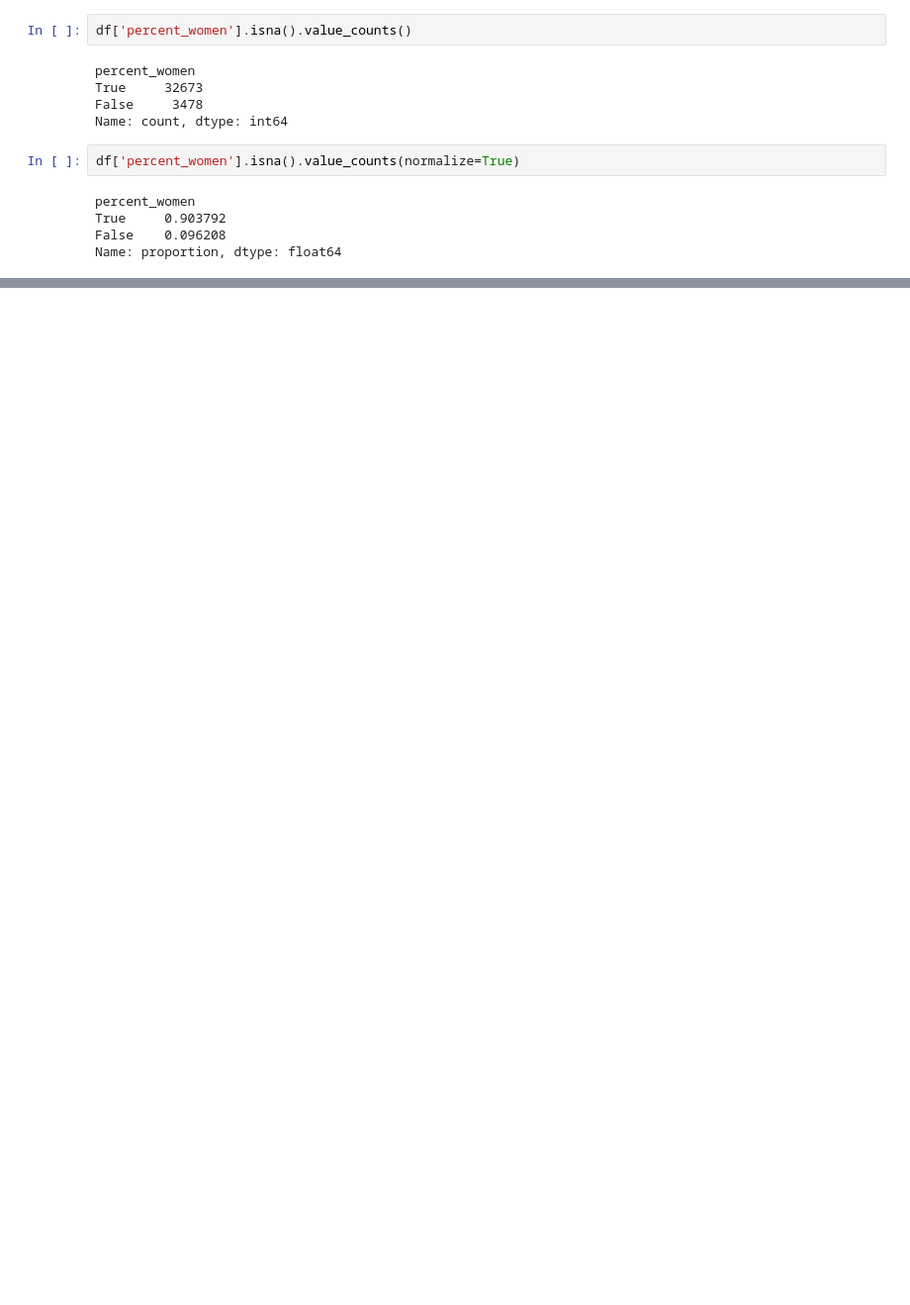
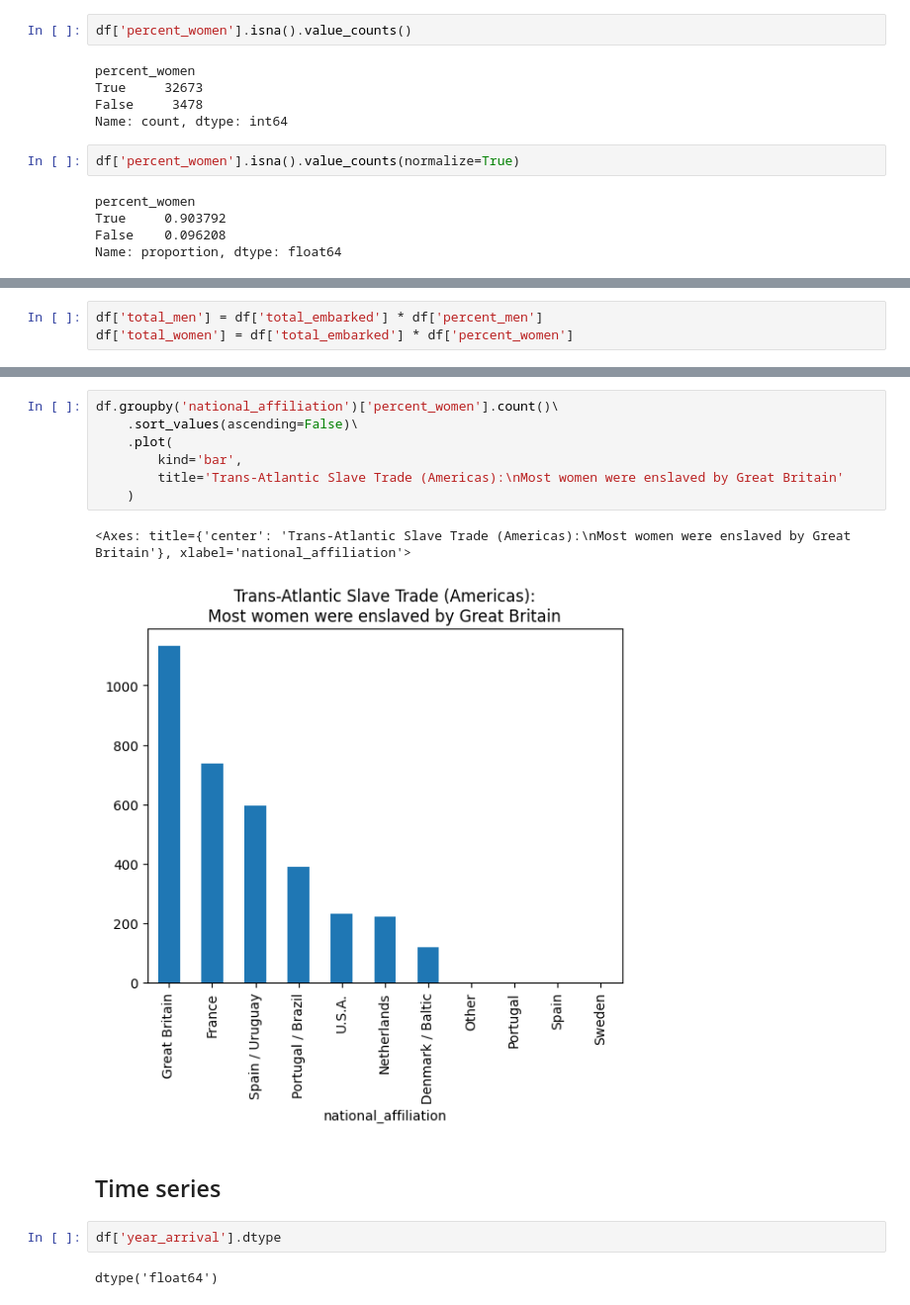
Before and after one commit to culturan/trans-atlantic-slave-trade, a Jupyter notebook: notebook.ipynb, the cells around one changed output, grey strips where cells are left out. Shown at 99% size. Cells and saved outputs as stored; diff of their text form; blank space fills up the shorter version.

```diff
--- a/notebook.ipynb
+++ b/notebook.ipynb
@@ -149,3 +206,6 @@ captain_name            0.888578
 outcome                 0.999972
 sources                 0.999613
 dtype: float64
+# %%
+df['total_men'] = df['total_embarked'] * df['percent_men']
+df['total_women'] = df['total_embarked'] * df['percent_women']
@@ -151,0 +266,16 @@ dtype: float64
+# %%
+df.groupby('national_affiliation')['percent_women'].count()\
+    .sort_values(ascending=False)\
+    .plot(
+        kind='bar',
+        title='Trans-Atlantic Slave Trade (Americas):\nMost women were enslaved by Great Britain'
+    )
+# %% [output]
+<Axes: title={'center': 'Trans-Atlantic Slave Trade (Americas):\nMost women were enslaved by Great Britain'}, xlabel='national_affiliation'>
+[figure, added]
+# %% [markdown]
+## Time series
+# %%
+df['year_arrival'].dtype
+# %% [output]
+dtype('float64')
```
Also changed, not shown: parts of 20 cells of this notebook.
